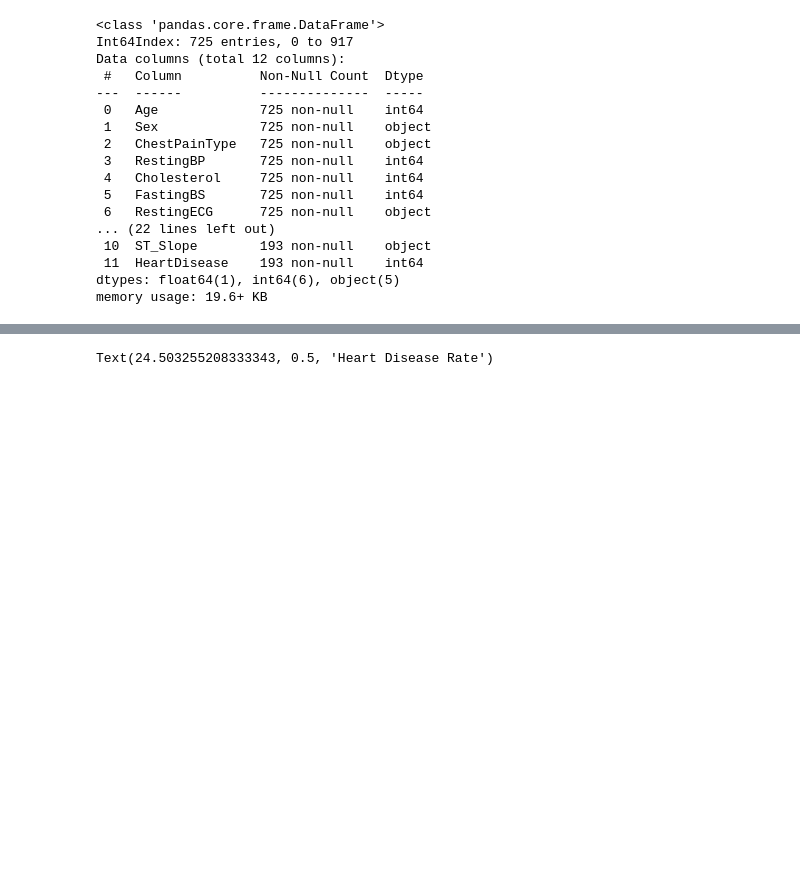
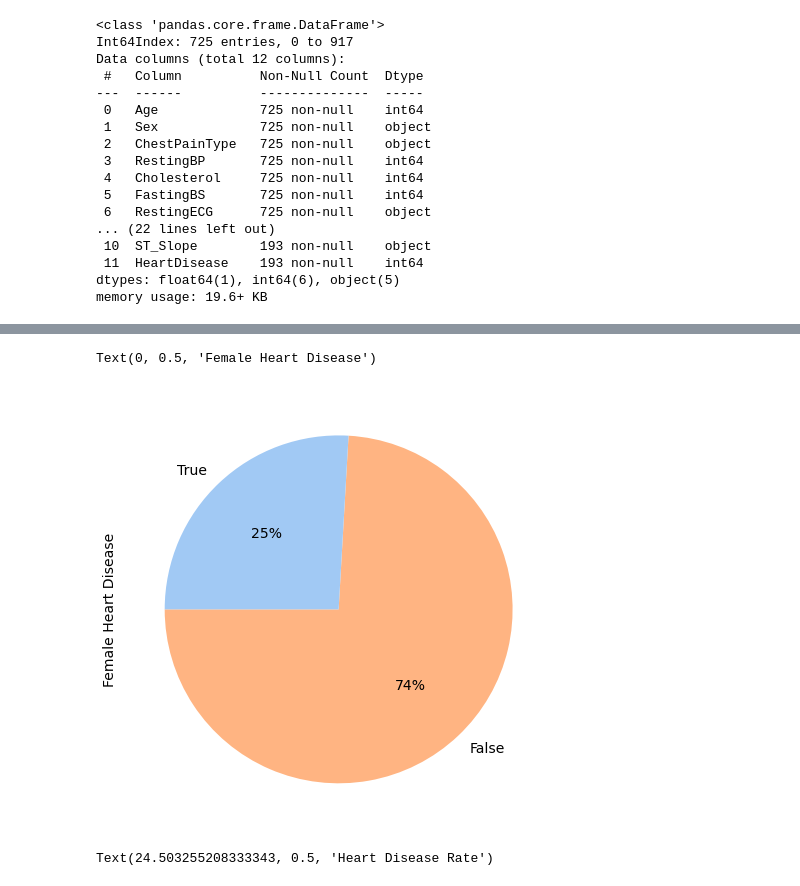
Before and after one commit to rskpdev/ECE-143-Project, a Jupyter notebook: notebooks/ece143project.ipynb, the cells around one changed output, grey strips where cells are left out. Saved outputs shown, nothing was run; the diff lists cells and outputs as text; code cells hidden in the pictures; blank space fills up the shorter version.

```diff
--- a/notebooks/ece143project.ipynb
+++ b/notebooks/ece143project.ipynb
@@ -300,3 +296,9 @@ fig.set_facecolor('white')
+# %%
+female_data["HeartDisease"].value_counts().plot(kind="pie",autopct='%1d%%', colors=female_colors, figsize=(8,8),  startangle =180,labels=['False','True'], textprops={'fontsize':14})
+plt.ylabel('Female Heart Disease',fontsize=14)
+# %% [output]
+Text(0, 0.5, 'Female Heart Disease')
+[figure, added]
 # %%
 age_data = df[['Sex','Age','HeartDisease']].value_counts().unstack().rename(columns={0:"no", 1:"yes"})
 age_data.fillna(0.0,inplace=True)
```
Also changed, not shown: parts of 7 cells of this notebook.
